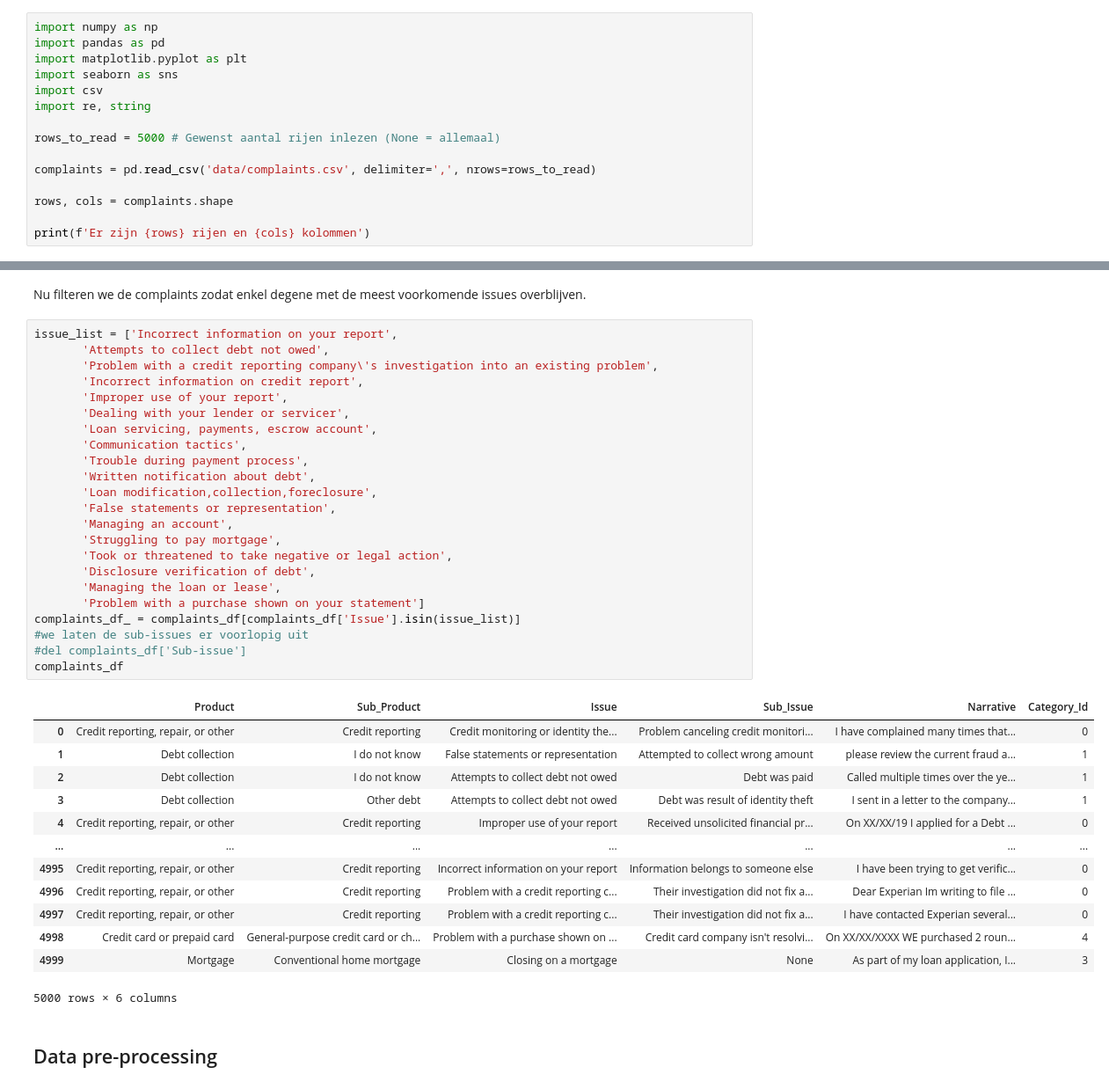
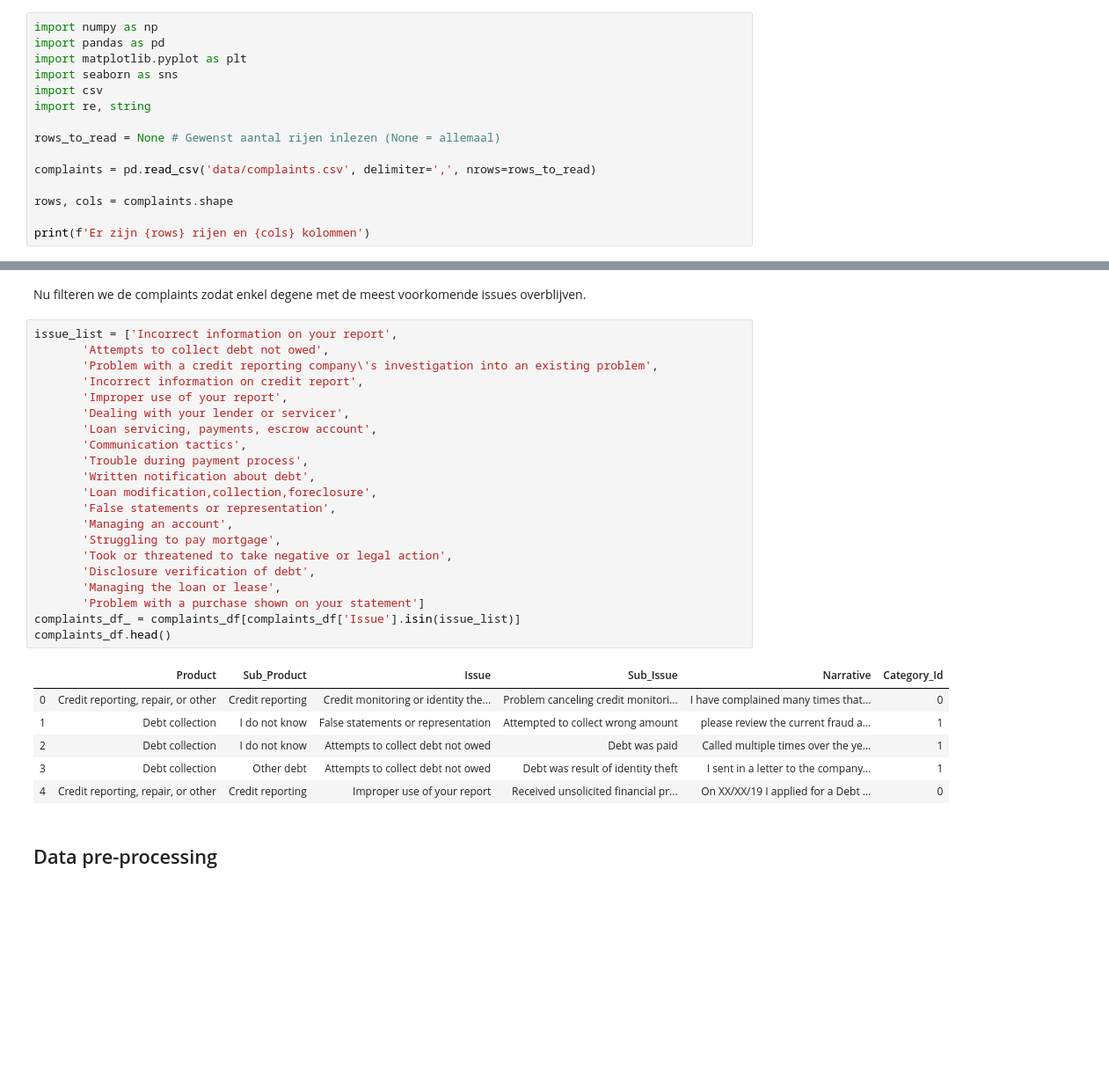
Before and after one commit to WouterStemgee/applied-machine-learning-consumer-complaints-database, a Jupyter notebook: sprint1.ipynb, the cells around one changed output, grey strips where cells are left out. Shown at 88% size. Cells and saved outputs as stored; diff of their text form; blank space fills up the shorter version.

```diff
--- a/sprint1.ipynb
+++ b/sprint1.ipynb
@@ -14,7 +14,7 @@ import seaborn as sns
 import csv
 import re, string
 
-rows_to_read = 5000 # Gewenst aantal rijen inlezen (None = allemaal)
+rows_to_read = None # Gewenst aantal rijen inlezen (None = allemaal)
 
 complaints = pd.read_csv('data/complaints.csv', delimiter=',', nrows=rows_to_read)
 
@@ -300,40 +313,31 @@ Nu filteren we de complaints zodat enkel degene met de meest voorkomende issues
 # %%
 issue_list = ['Incorrect information on your report',
        'Attempts to collect debt not owed',
        'Problem with a credit reporting company\'s investigation into an existing problem',
        'Incorrect information on credit report',
        'Improper use of your report',
        'Dealing with your lender or servicer',
        'Loan servicing, payments, escrow account',
        'Communication tactics',
        'Trouble during payment process',
        'Written notification about debt',
        'Loan modification,collection,foreclosure',
        'False statements or representation',
        'Managing an account',
        'Struggling to pay mortgage',
        'Took or threatened to take negative or legal action',
        'Disclosure verification of debt',
        'Managing the loan or lease',
        'Problem with a purchase shown on your statement']
 complaints_df_ = complaints_df[complaints_df['Issue'].isin(issue_list)]
-#we laten de sub-issues er voorlopig uit
-#del complaints_df['Sub-issue']
-complaints_df
+complaints_df.head()
 # %% [output]
 |  | Product | Sub_Product | Issue | Sub_Issue | Narrative | Category_Id |
 | 0 | Credit reporting, repair, or other | Credit reporting | Credit monitoring or identity the... | Problem canceling credit monitori... | I have complained many times that... | 0 |
 | 1 | Debt collection | I do not know | False statements or representation | Attempted to collect wrong amount | please review the current fraud a... | 1 |
 | 2 | Debt collection | I do not know | Attempts to collect debt not owed | Debt was paid | Called multiple times over the ye... | 1 |
 | 3 | Debt collection | Other debt | Attempts to collect debt not owed | Debt was result of identity theft | I sent in a letter to the company... | 1 |
 | 4 | Credit reporting, repair, or other | Credit reporting | Improper use of your report | Received unsolicited financial pr... | On XX/XX/19 I applied for a Debt ... | 0 |
-| ... | ... | ... | ... | ... | ... | ... |
-| 4995 | Credit reporting, repair, or other | Credit reporting | Incorrect information on your report | Information belongs to someone else | I have been trying to get verific... | 0 |
-| 4996 | Credit reporting, repair, or other | Credit reporting | Problem with a credit reporting c... | Their investigation did not fix a... | Dear Experian Im writing to file ... | 0 |
-| 4997 | Credit reporting, repair, or other | Credit reporting | Problem with a credit reporting c... | Their investigation did not fix a... | I have contacted Experian several... | 0 |
-| 4998 | Credit card or prepaid card | General-purpose credit card or ch... | Problem with a purchase shown on ... | Credit card company isn't resolvi... | On XX/XX/XXXX WE purchased 2 roun... | 4 |
-| 4999 | Mortgage | Conventional home mortgage | Closing on a mortgage | None | As part of my loan application, I... | 3 |
-5000 rows × 6 columns
 # %% [markdown]
 ## Data pre-processing
 # %% [markdown]
```
Also changed, not shown: parts of 33 cells of this notebook.
